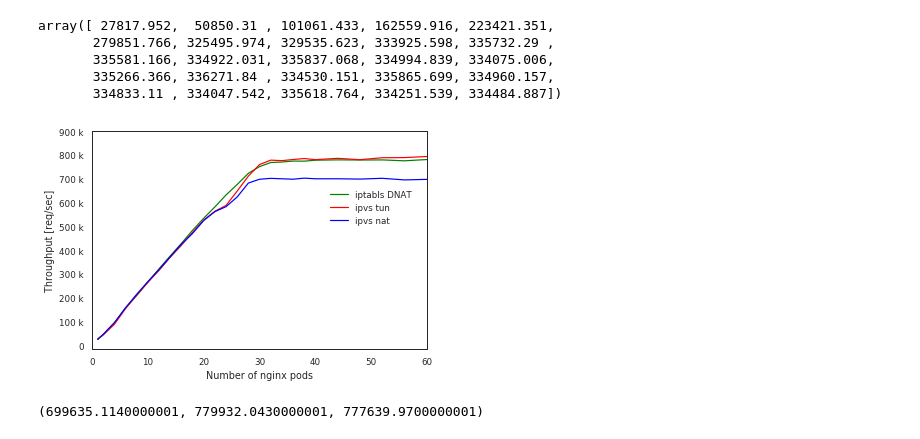
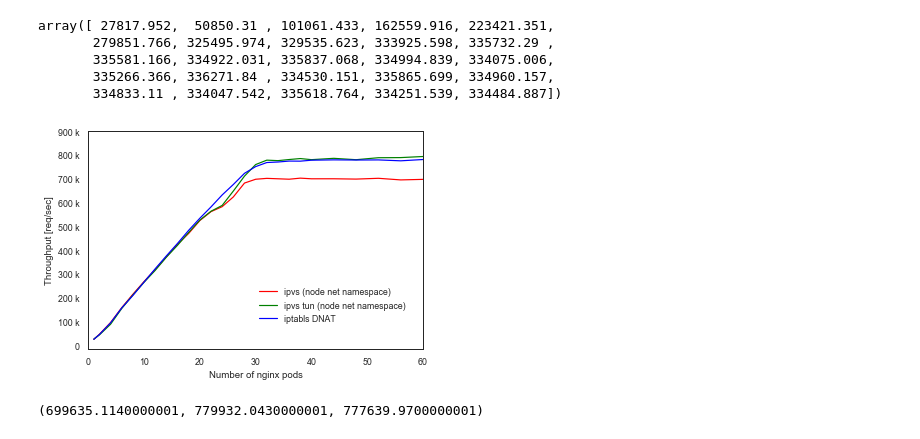
Before and after one commit to ktaka-ccmp/kube-lb-bench, a Jupyter notebook: PHD_THESIS.ipynb, the cells around one changed output. Drawn from its saved outputs; the diff is of its cells as text; code cells hidden in the pictures.

Commit message:
Update Dissetation Figures

```diff
--- a/PHD_THESIS.ipynb
+++ b/PHD_THESIS.ipynb
@@ -1292,41 +1292,41 @@ d0 = np.loadtxt("KuruwaNew/Try02_cubic_lvs_on_node/rss_rps_rfs_xps_1_0_0_0/ipvs_
 d1 = np.loadtxt("KuruwaNew/Try02_cubic_lvs_on_node/rss_rps_rfs_xps_1_0_0_0/ipvs_nat_1_1.csv",usecols=(0, 1), delimiter=',', unpack=True, skiprows=1)
 d2 = np.loadtxt("KuruwaNew/Try02_cubic_lvs_on_node/rss_rps_rfs_xps_1_0_0_0/ipvs_nat_1_2.csv",usecols=(0, 1), delimiter=',', unpack=True, skiprows=1)
 d3 = np.loadtxt("KuruwaNew/Try02_cubic_lvs_on_node/rss_rps_rfs_xps_1_0_0_0/ipvs_nat_1_3.csv",usecols=(0, 1), delimiter=',', unpack=True, skiprows=1)
 d4 = np.loadtxt("KuruwaNew/Try02_cubic_lvs_on_node/rss_rps_rfs_xps_1_0_0_0/ipvs_nat_1_4.csv",usecols=(0, 1), delimiter=',', unpack=True, skiprows=1)
 d5 = np.loadtxt("KuruwaNew/Try02_cubic_lvs_on_node/rss_rps_rfs_xps_1_0_0_0/ipvs_nat_1_5.csv",usecols=(0, 1), delimiter=',', unpack=True, skiprows=1)
 d6 = np.loadtxt("KuruwaNew/Try02_cubic_lvs_on_node/rss_rps_rfs_xps_1_0_0_0/ipvs_nat_1_6.csv",usecols=(0, 1), delimiter=',', unpack=True, skiprows=1)
 d7 = np.loadtxt("KuruwaNew/Try02_cubic_lvs_on_node/rss_rps_rfs_xps_1_0_0_0/ipvs_nat_1_7.csv",usecols=(0, 1), delimiter=',', unpack=True, skiprows=1)
 d8 = np.loadtxt("KuruwaNew/Try02_cubic_lvs_on_node/rss_rps_rfs_xps_1_0_0_0/ipvs_nat_1_8.csv",usecols=(0, 1), delimiter=',', unpack=True, skiprows=1)
 d9 = np.loadtxt("KuruwaNew/Try02_cubic_lvs_on_node/rss_rps_rfs_xps_1_0_0_0/ipvs_nat_1_9.csv",usecols=(0, 1), delimiter=',', unpack=True, skiprows=1)
 
 
 dt=np.delete(np.concatenate((d0, d1, d2, d3, d4, d5, d6, d7, d8, d9), axis=0), [2,4,6,8,10,12,14,16,18],0)
 # dt=np.delete(np.concatenate((d0, d1), axis=0), [2],0)
 m=np.mean(dt[1::1], axis=0)
 
 cb10g = dt ; mcb10g = m
 
-ax1.plot(cb10gdnat[0], mcb10gdnat ,  color='g', ls='-', marker='', label='iptabls DNAT')
-# ax1.plot(cb10gdnat[0], cb10gdnat[1::1].T,  color='g', ls='', marker='.')
+ax1.plot(cb10g[0], mcb10g ,  color='r', ls='-', marker='', label='ipvs (node net namespace)')
+# ax1.plot(cb10g[0], cb10g[1::1].T,  color='r', ls='', marker='.')
 
-ax1.plot(cb10gtun[0], mcb10gtun ,  color='r', ls='-', marker='', label='ipvs tun')
+ax1.plot(cb10gtun[0], mcb10gtun ,  color='g', ls='-', marker='', label='ipvs tun (node net namespace)')
 # ax1.plot(cb10gtun[0], cb10gtun[1::1].T,  color='b', ls='', marker='.')
 
-ax1.plot(cb10g[0], mcb10g ,  color='b', ls='-', marker='', label='ipvs nat')
-# ax1.plot(cb10g[0], cb10g[1::1].T,  color='r', ls='', marker='.')
+ax1.plot(cb10gdnat[0], mcb10gdnat ,  color='b', ls='-', marker='', label='iptabls DNAT')
+# ax1.plot(cb10gdnat[0], cb10gdnat[1::1].T,  color='g', ls='', marker='.')
 
 ax1.yaxis.set_major_formatter(FuncFormatter(y_fmt))
 
 ax1.set_xlim(0,60)
 ax1.set_yticks(np.arange(0, 900001, 100000))
 ax1.set_ylabel('Throughput [req/sec]')
 ax1.set_xlabel('Number of nginx pods')
-ax1.legend(frameon=False,loc=(0.7,0.55))
+ax1.legend(frameon=False,loc=(0.5,0.1))
 
 # plt.show()
-plt.savefig('PHD_THESIS_FIGS/ipvs_node_l3dsr_10g.png', bbox_inches="tight", dpi=600)
+plt.savefig('PHD_THESIS_FIGS/ipvs_l3dsr_10g_node_ns.png', bbox_inches="tight", dpi=600)
 # %% [output]
-[figure, old version]
+[figure, new version]
 # %%
 mcb10g[20],mcb10gtun[20],mcb10gdnat[20]
 # %% [output]
```
Also changed, not shown: parts of 7 cells of this notebook, 10 other files.
